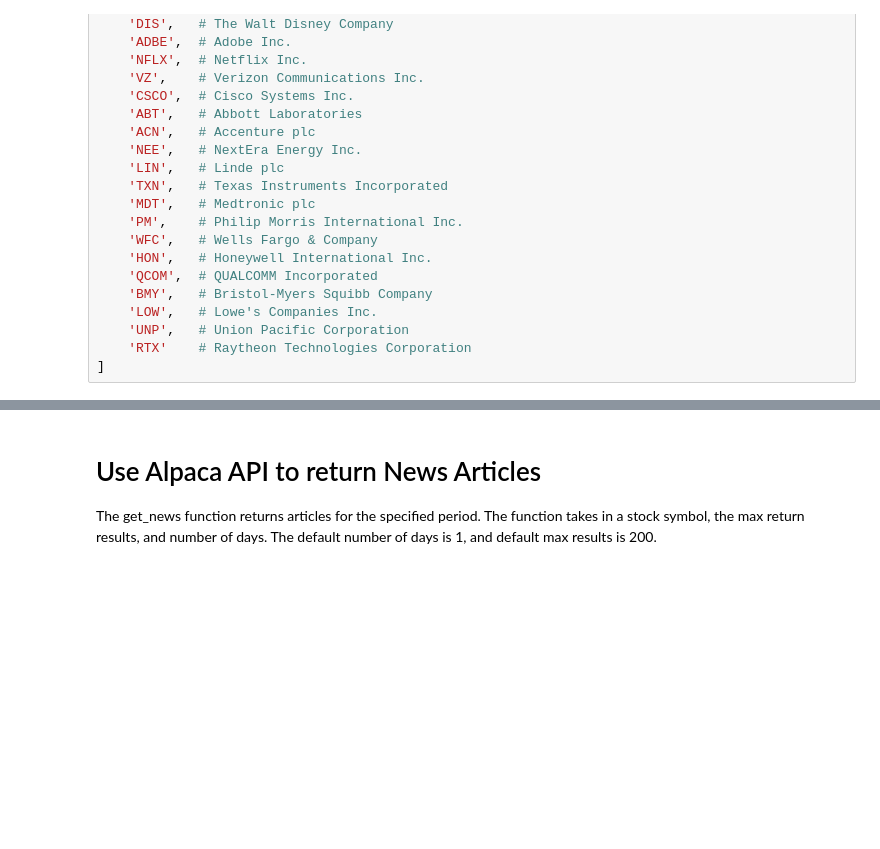
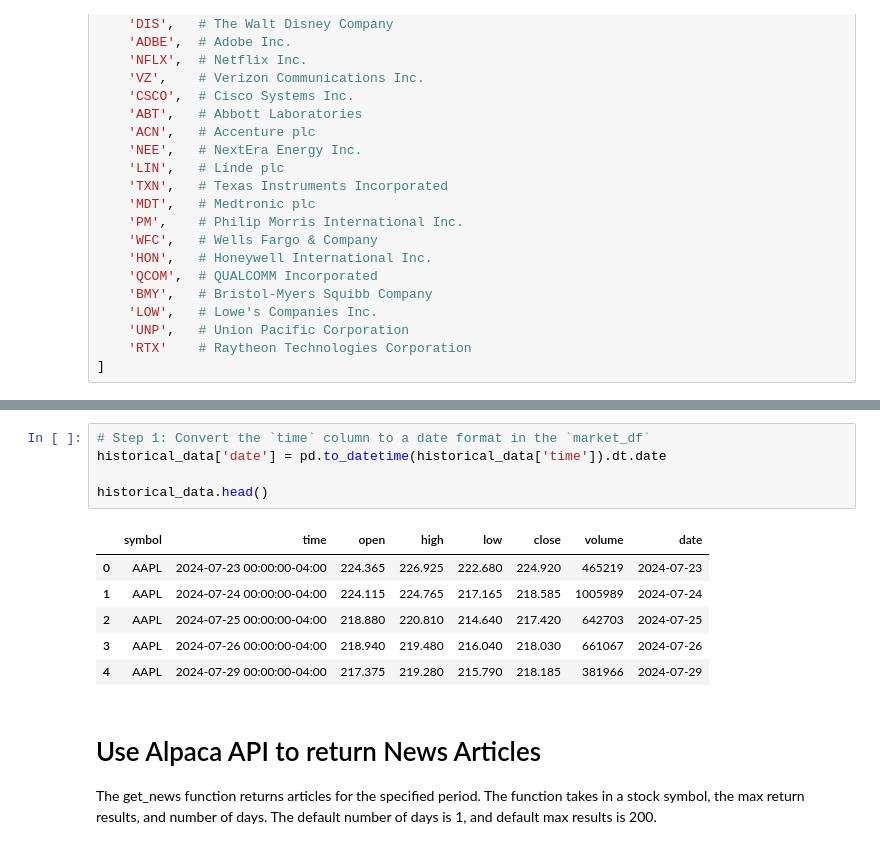
Before and after one commit to rsm-nshuckerow/PaperTrade, a Jupyter notebook: Project_Draft.ipynb, the cells around one changed output, grey strips where cells are left out. Saved outputs shown, nothing was run; the diff lists cells and outputs as text; blank space fills up the shorter version.

```diff
--- a/Project_Draft.ipynb
+++ b/Project_Draft.ipynb
@@ -167,3 +152,15 @@ print(historical_data)
+# %%
+# Step 1: Convert the `time` column to a date format in the `market_df`
+historical_data['date'] = pd.to_datetime(historical_data['time']).dt.date
+
+historical_data.head()
+# %% [output]
+|  | symbol | time | open | high | low | close | volume | date |
+| 0 | AAPL | 2024-07-23 00:00:00-04:00 | 224.365 | 226.925 | 222.680 | 224.920 | 465219 | 2024-07-23 |
+| 1 | AAPL | 2024-07-24 00:00:00-04:00 | 224.115 | 224.765 | 217.165 | 218.585 | 1005989 | 2024-07-24 |
+| 2 | AAPL | 2024-07-25 00:00:00-04:00 | 218.880 | 220.810 | 214.640 | 217.420 | 642703 | 2024-07-25 |
+| 3 | AAPL | 2024-07-26 00:00:00-04:00 | 218.940 | 219.480 | 216.040 | 218.030 | 661067 | 2024-07-26 |
+| 4 | AAPL | 2024-07-29 00:00:00-04:00 | 217.375 | 219.280 | 215.790 | 218.185 | 381966 | 2024-07-29 |
 # %% [markdown]
 # Use Alpaca API to return News Articles
 
```
Also changed, not shown: parts of 24 cells of this notebook, 1 other file.
